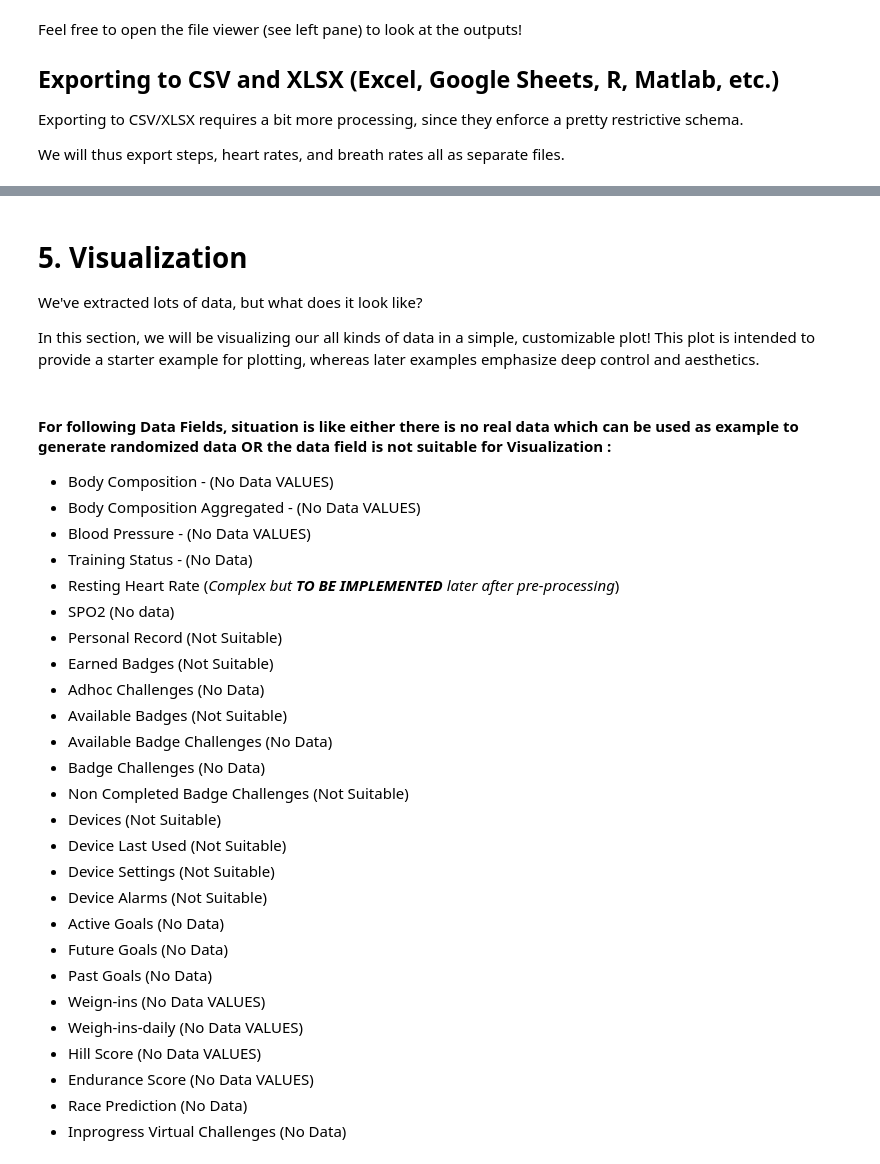
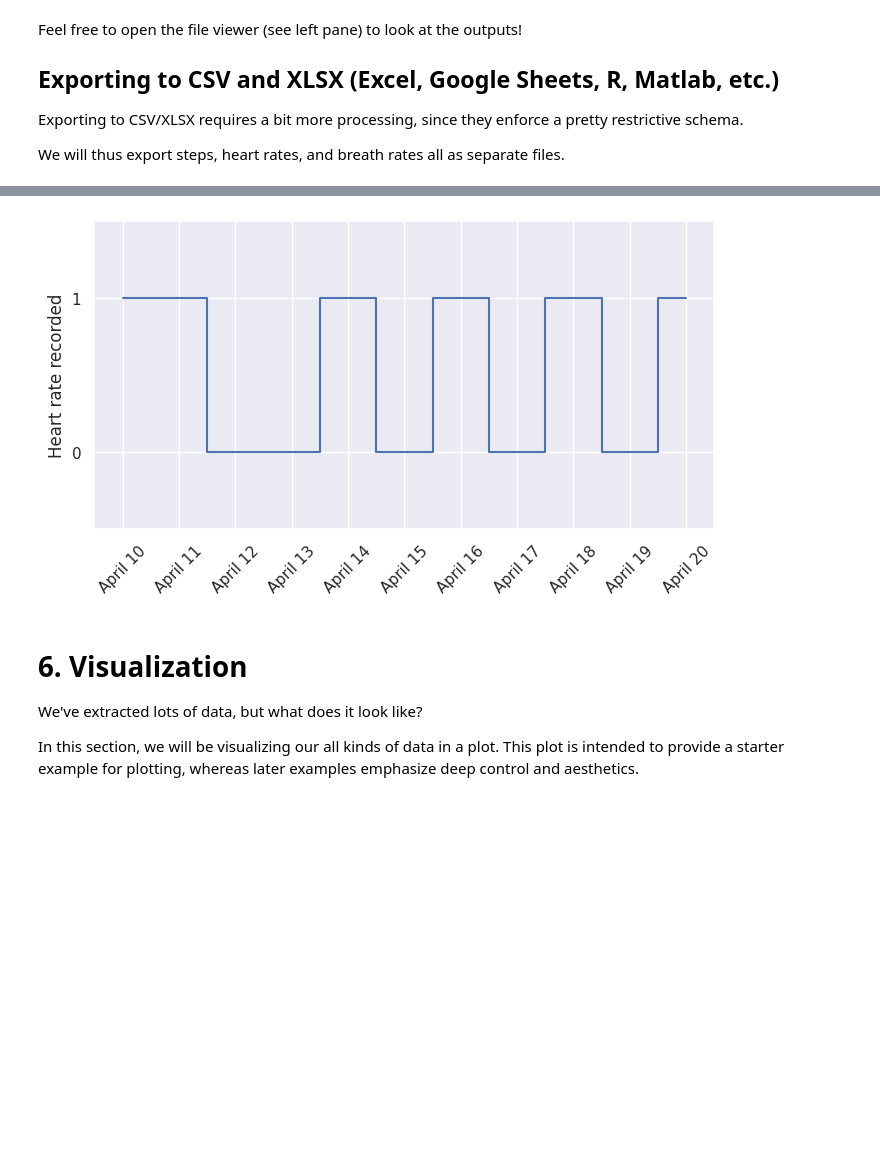
Before and after one commit to Stanford-Health/wearable-notebooks, a Jupyter notebook: notebooks/garmin_fenix_7s_v2.ipynb, the cells around one changed output, grey strips where cells are left out. Saved outputs shown, nothing was run; the diff lists cells and outputs as text; code cells hidden in the pictures; blank space fills up the shorter version.

```diff
--- a/notebooks/garmin_fenix_7s_v2.ipynb
+++ b/notebooks/garmin_fenix_7s_v2.ipynb
@@ -542,37 +326,41 @@ df.to_excel('inprogress_virtual_challenges.xlsx', index=False)
+# %%
+#@title Select dates to check user adherence
+
+start_date = "2022-04-10" #@param {type:"date"}
+end_date = "2022-04-20" #@param {type:"date"}
+hr_df = pd.DataFrame(hr)
+
+date_range = pd.date_range(start=start_date, end=end_date)
+hr_dates = pd.to_datetime(hr_df["calendarDate"]).dt.date
+hr_dates = hr_dates[::-1]
+
+# Remove 40% of the data randomly
+np.random.seed(44)
+percentage_to_remove = 0.4
+num_entries_to_remove = int(len(hr_dates) * percentage_to_remove)
+indices_to_remove = hr_dates.sample(num_entries_to_remove).index
+hr_dates_cleaned = hr_dates.drop(indices_to_remove)
+
+presence = [1 if pd.Timestamp(date).date() in hr_dates_cleaned.values else 0 for date in date_range]
+plt.figure(figsize=(8, 4))
+plt.style.use('fast')
+plt.step(date_range, presence, where='mid')
+plt.ylabel('Heart rate recorded')
+plt.ylim(bottom=-0.5, top=1.5)
+plt.yticks([0, 1])
+formatted_dates = [date.strftime('%B %d') for date in date_range]
+plt.xticks(date_range, formatted_dates)
+plt.xticks(rotation=45)
+plt.grid(True)
+plt.show()
+# %% [output]
+[figure, added]
 # %% [markdown]
-# 5. Visualization
+# 6. Visualization
 
 We've extracted lots of data, but what does it look like?
 
-In this section, we will be visualizing our all kinds of data in a simple, customizable plot! This plot is intended to provide a starter example for plotting, whereas later examples emphasize deep control and aesthetics.
+In this section, we will be visualizing our all kinds of data in a plot. This plot is intended to provide a starter example for plotting, whereas later examples emphasize deep control and aesthetics.
-# %% [markdown]
-#### For following Data Fields, situation is like either there is no real data which can be used as example to generate randomized data OR the data field is not suitable for Visualization :
-- Body Composition - (No Data VALUES)
-- Body Composition Aggregated - (No Data VALUES)
-- Blood Pressure - (No Data VALUES)
-- Training Status - (No Data)
-- Resting Heart Rate (*Complex but **TO BE IMPLEMENTED** later after pre-processing*)
-- SPO2 (No data)
-- Personal Record (Not Suitable)
-- Earned Badges (Not Suitable)
-- Adhoc Challenges (No Data)
-- Available Badges (Not Suitable)
-- Available Badge Challenges (No Data)
-- Badge Challenges (No Data)
-- Non Completed Badge Challenges (Not Suitable)
-- Devices (Not Suitable)
-- Device Last Used (Not Suitable)
-- Device Settings (Not Suitable)
-- Device Alarms (Not Suitable)
-- Active Goals (No Data)
-- Future Goals (No Data)
-- Past Goals (No Data)
-- Weign-ins (No Data VALUES)
-- Weigh-ins-daily (No Data VALUES)
-- Hill Score (No Data VALUES)
-- Endurance Score (No Data VALUES)
-- Race Prediction (No Data)
-- Inprogress Virtual Challenges (No Data)
 # %%
 from datetime import datetime, timedelta
 from logging import exception
```
Also changed, not shown: parts of 51 cells of this notebook.
